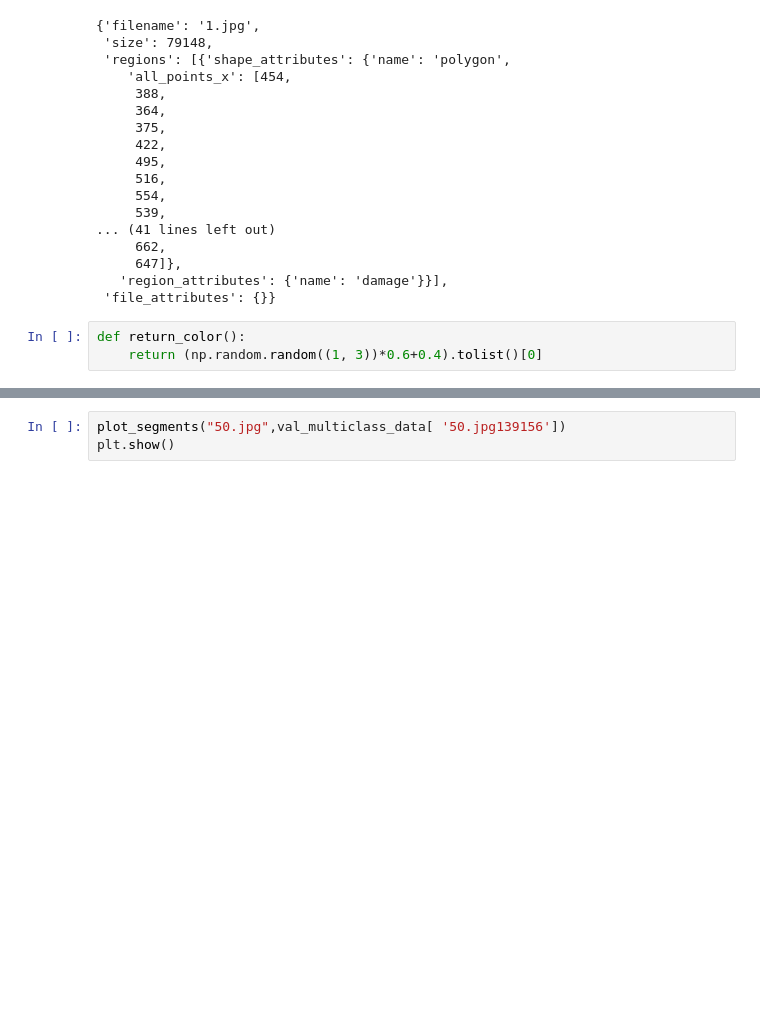
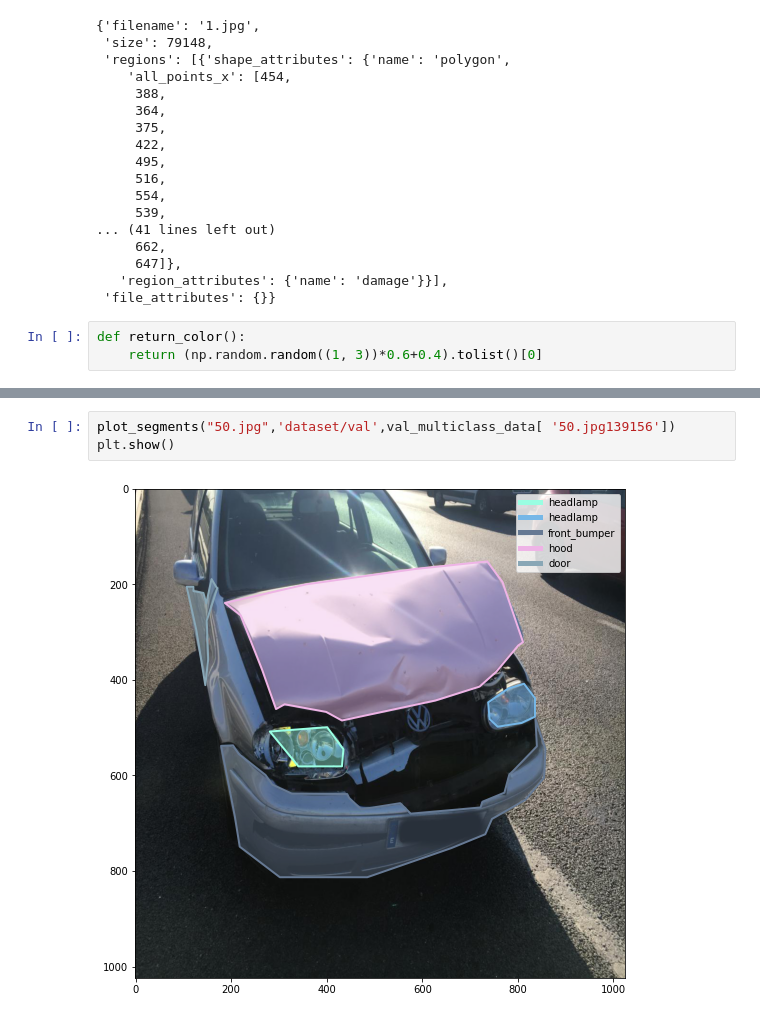
Before and after one commit to Lplenka/Car-Damage-Detection, a Jupyter notebook: dataset_analysis.ipynb, the cells around one changed output, grey strips where cells are left out. Cells and saved outputs as stored; diff of their text form; blank space fills up the shorter version.

```diff
--- a/dataset_analysis.ipynb
+++ b/dataset_analysis.ipynb
@@ -196,3 +190,5 @@ plt.show()
 # %%
-plot_segments("50.jpg",val_multiclass_data[ '50.jpg139156'])
+plot_segments("50.jpg",'dataset/val',val_multiclass_data[ '50.jpg139156'])
 plt.show()
+# %% [output]
+[figure, added]
```
Also changed, not shown: parts of 12 cells of this notebook.
